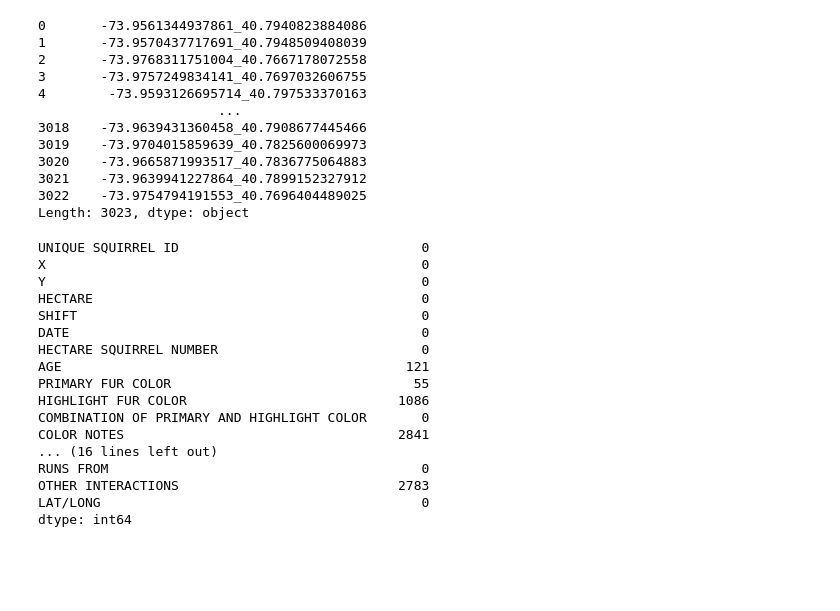
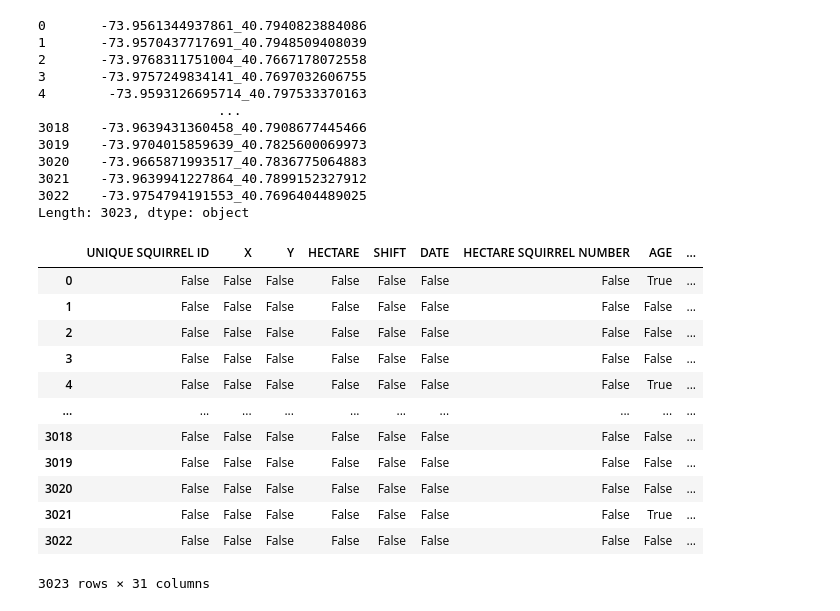
Before and after one commit to bayraktarengin/eurotech_ds, a Jupyter notebook: sincap1.ipynb, the cells around one changed output. Cells and saved outputs as stored; diff of their text form; code cells hidden in the pictures; blank space fills up the shorter version.

```diff
--- a/sincap1.ipynb
+++ b/sincap1.ipynb
@@ -283,23 +278,19 @@ df['X'].astype(str) + '_' + df['Y'].astype(str)
 3021    -73.9639941227864_40.7899152327912
 3022    -73.9754794191553_40.7696404489025
 Length: 3023, dtype: object
-# %%
-df.is
-# %% [output]
-UNIQUE SQUIRREL ID                               0
-X                                                0
-Y                                                0
-HECTARE                                          0
-SHIFT                                            0
-DATE                                             0
-HECTARE SQUIRREL NUMBER                          0
-AGE                                            121
-PRIMARY FUR COLOR                               55
-HIGHLIGHT FUR COLOR                           1086
-COMBINATION OF PRIMARY AND HIGHLIGHT COLOR       0
-COLOR NOTES                                   2841
-... (16 lines left out)
-RUNS FROM                                        0
-OTHER INTERACTIONS                            2783
-LAT/LONG                                         0
-dtype: int64
+# %%
+df.isnull()
+# %% [output]
+|  | UNIQUE SQUIRREL ID | X | Y | HECTARE | SHIFT | DATE | HECTARE SQUIRREL NUMBER | AGE | ... |
+| 0 | False | False | False | False | False | False | False | True | ... |
+| 1 | False | False | False | False | False | False | False | False | ... |
+| 2 | False | False | False | False | False | False | False | False | ... |
+| 3 | False | False | False | False | False | False | False | False | ... |
+| 4 | False | False | False | False | False | False | False | True | ... |
+| ... | ... | ... | ... | ... | ... | ... | ... | ... | ... |
+| 3018 | False | False | False | False | False | False | False | False | ... |
+| 3019 | False | False | False | False | False | False | False | False | ... |
+| 3020 | False | False | False | False | False | False | False | False | ... |
+| 3021 | False | False | False | False | False | False | False | True | ... |
+| 3022 | False | False | False | False | False | False | False | False | ... |
+3023 rows × 31 columns
```
Also changed, not shown: parts of 38 cells of this notebook.
